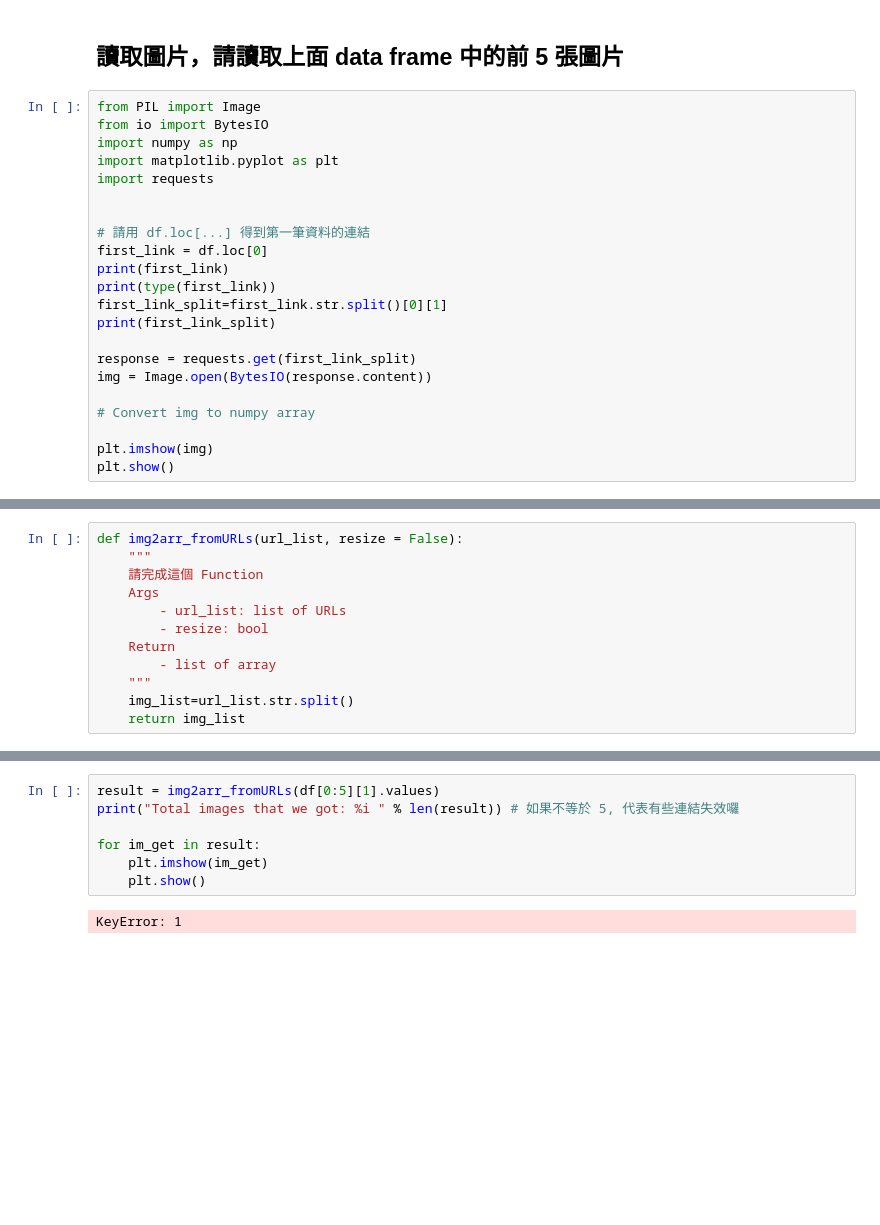
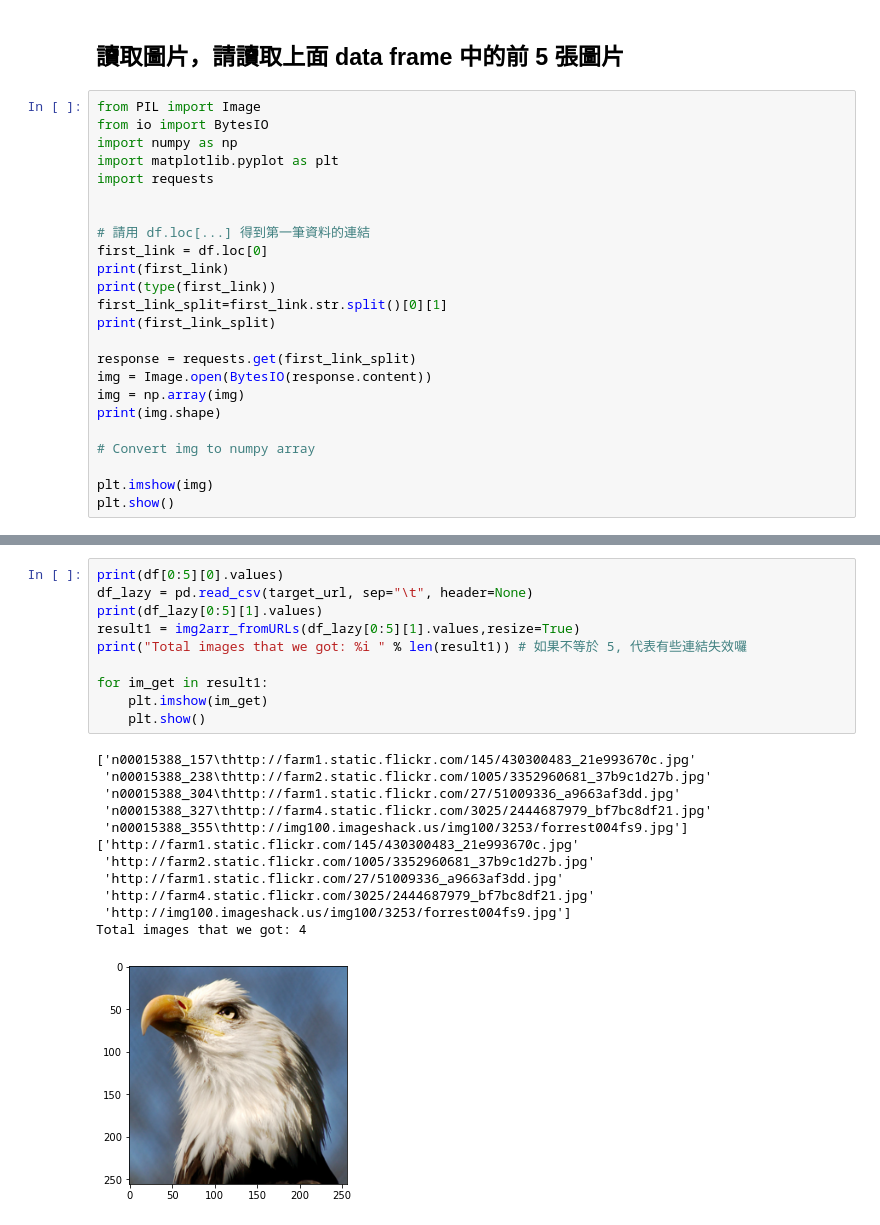
Before and after one commit to yyangman/ML100Days, a Jupyter notebook: homework/DAY5/Day_005-2_HW.ipynb, the cells around one changed output, grey strips where cells are left out. Saved outputs shown, nothing was run; the diff lists cells and outputs as text; blank space fills up the shorter version.

```diff
--- a/homework/DAY5/Day_005-2_HW.ipynb
+++ b/homework/DAY5/Day_005-2_HW.ipynb
@@ -72,6 +72,8 @@ print(first_link_split)
 
 response = requests.get(first_link_split)
 img = Image.open(BytesIO(response.content))
+img = np.array(img)
+print(img.shape)
 
 # Convert img to numpy array
 
@@ -85,13 +88 @@ http://farm1.static.flickr.com/145/430300483_21e993670c.jpg
 [figure]
-# %%
-def img2arr_fromURLs(url_list, resize = False):
-    """
-    請完成這個 Function
-    Args
-        - url_list: list of URLs
-        - resize: bool
-    Return
-        - list of array
-    """
-    img_list=url_list.str.split()
-    return img_list
@@ -98,9 +127,23 @@ def img2arr_fromURLs(url_list, resize = False):
 # %%
-result = img2arr_fromURLs(df[0:5][1].values)
-print("Total images that we got: %i " % len(result)) # 如果不等於 5, 代表有些連結失效囉
+print(df[0:5][0].values)
+df_lazy = pd.read_csv(target_url, sep="\t", header=None)
+print(df_lazy[0:5][1].values)
+result1 = img2arr_fromURLs(df_lazy[0:5][1].values,resize=True)
+print("Total images that we got: %i " % len(result1)) # 如果不等於 5, 代表有些連結失效囉
 
-for im_get in result:
+for im_get in result1:
     plt.imshow(im_get)
     plt.show()
 # %% [output]
-KeyError: 1
+['n00015388_157\thttp://farm1.static.flickr.com/145/430300483_21e993670c.jpg'
+ 'n00015388_238\thttp://farm2.static.flickr.com/1005/3352960681_37b9c1d27b.jpg'
+ 'n00015388_304\thttp://farm1.static.flickr.com/27/51009336_a9663af3dd.jpg'
+ 'n00015388_327\thttp://farm4.static.flickr.com/3025/2444687979_bf7bc8df21.jpg'
+ 'n00015388_355\thttp://img100.imageshack.us/img100/3253/forrest004fs9.jpg']
+['http://farm1.static.flickr.com/145/430300483_21e993670c.jpg'
+ 'http://farm2.static.flickr.com/1005/3352960681_37b9c1d27b.jpg'
+ 'http://farm1.static.flickr.com/27/51009336_a9663af3dd.jpg'
+ 'http://farm4.static.flickr.com/3025/2444687979_bf7bc8df21.jpg'
+ 'http://img100.imageshack.us/img100/3253/forrest004fs9.jpg']
+Total images that we got: 4
+[figure, added]
```
Also changed, not shown: parts of 3 cells of this notebook.
